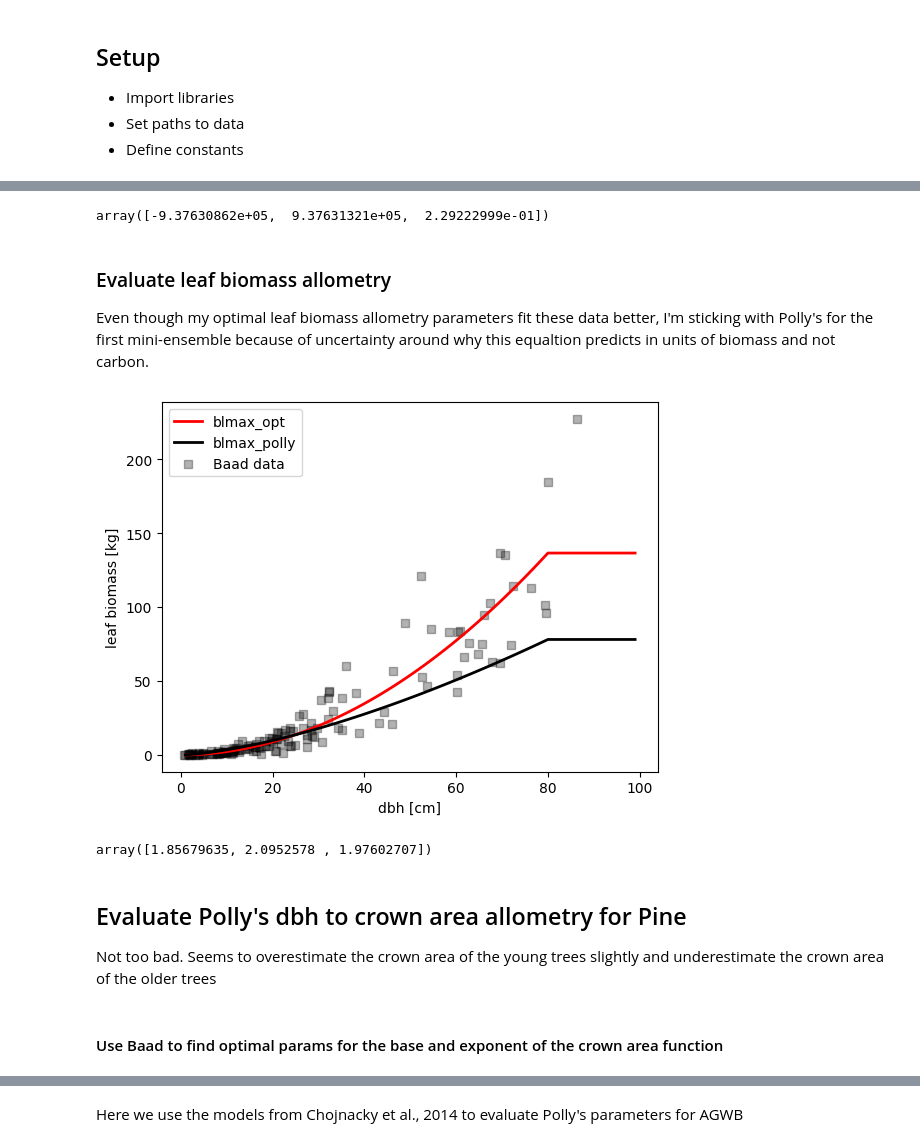
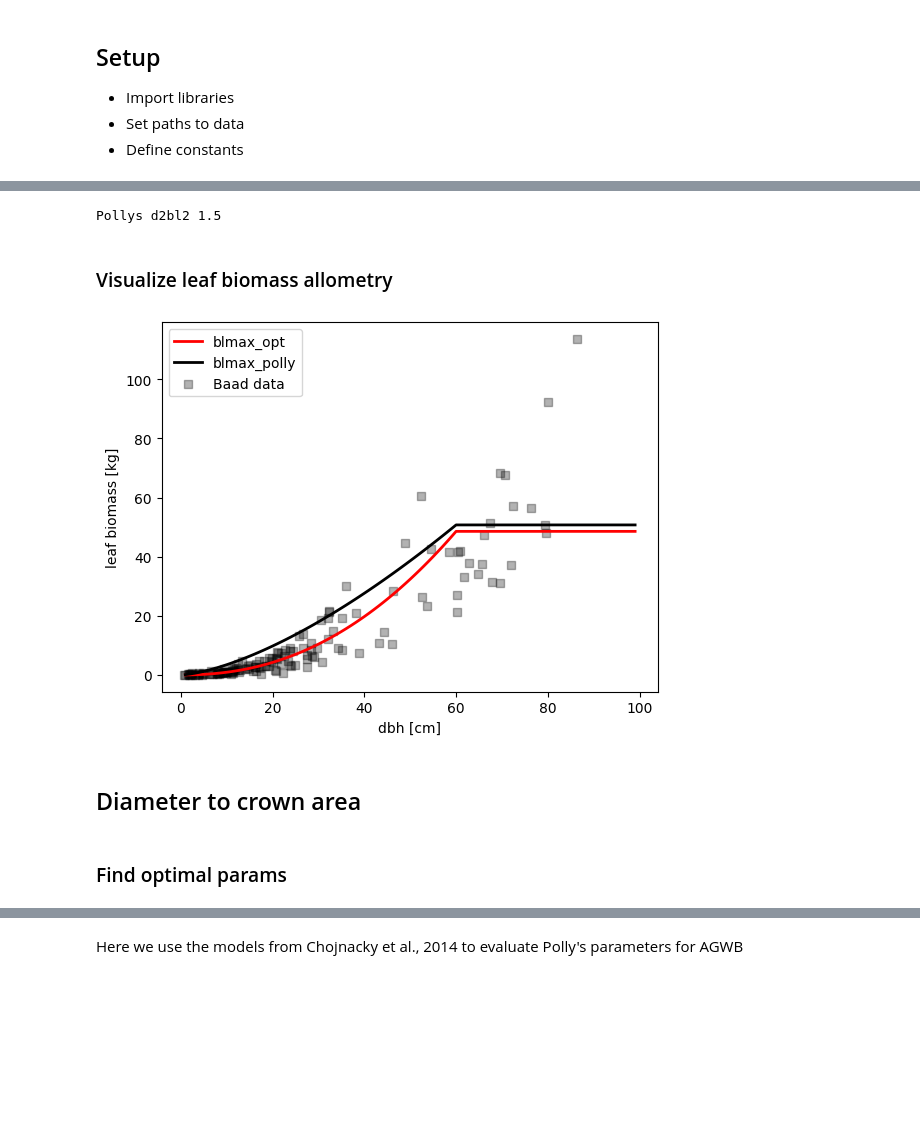
Before and after one commit to adamhb/california-fates, a Jupyter notebook: parameter_ranges/analyze_conifer_and_oak_allometry.ipynb, the cells around one changed output, grey strips where cells are left out. Cells and saved outputs as stored; diff of their text form; code cells hidden in the pictures; blank space fills up the shorter version.

```diff
--- a/parameter_ranges/analyze_conifer_and_oak_allometry.ipynb
+++ b/parameter_ranges/analyze_conifer_and_oak_allometry.ipynb
@@ -140 +51,4 @@ mm2_per_cm2 = 100
+# %%
+allom_vars = ['species','dbh_cm','height_m','leaf_biomass_kgC',
+              'agwb_kgC','agb_kgC','crown_area_m2','source']
 # %% [markdown]
@@ -152,0 +75,16 @@ for sp in target_trees:
+# %%
+## Import data for PIPO from Baad
+baad_df = pd.read_csv(baad_data)
+baad_df = baad_df.loc[baad_df['species'] == "Pinus ponderosa"]
+baad_df = baad_df[['species','d.bh','m.lf','a.cp','h.t']]
+baad_df['crown_area_m2'] = baad_df['a.cp']
+baad_df['leaf_biomass_kgC'] = baad_df['m.lf'] / g_biomass_per_g_C
+baad_df['dbh_cm'] = baad_df['d.bh'] * 100
+baad_df['height_m'] = baad_df['h.t']
+baad_df['agwb_kgC'] = None
+baad_df['agb_kgC'] = None
+baad_df['source'] = "Baad"
+baad_df = baad_df[allom_vars]
+#baad_df = baad_df[]
+print(baad_df.info())
+baad_df.head()
@@ -278,17 +510,3 @@ pollys_params = [{},{},{}]
 for pft in range(0,3):
     for index, row in polly_allom.iterrows():
         pollys_params[pft][row['param']] = row[pft+1]
-# %%
-## Import crown area data for PIPO from Baad
-baad_df = pd.read_csv(baad_data)
-baad_df['dbh_cm'] = baad_df['d.bh'] * 100
-
-def prep_data_for_curve_fit(df,sp,dbh_var,var):
-    df = df.loc[df['species'] == sp]
-
-    if type(var) == list:
-        vars_to_select = var.append(dbh_var)
-        df = df[vars_to_select].dropna()
-    else:
-        df = df[[dbh_var,var]].dropna()
-    return df
@@ -312,3 +621,3 @@ Underestimates leaf biomass of large trees
 # %%
-baad_pipo_leafbio = prep_data_for_curve_fit(baad_df,"Pinus ponderosa","dbh_cm","m.lf")
+baad_pipo_leafbio = prep_data_for_curve_fit(baad_df,"Pinus ponderosa","dbh_cm","leaf_biomass_kgC")
 # %% [markdown]
@@ -332,39 +647,37 @@ fates_allom_d2bl3 = getMeanMinMaxofParam(param = 2)
-# %%
-fates_allom_d2bl1
-# %% [output]
-array([-9.37630862e+05,  9.37631321e+05,  2.29222999e-01])
+# %%
+print("Pollys d2bl2",pollys_params[0]["fates_allom_d2bl2"])
+# %% [output]
+Pollys d2bl2 1.5
 # %% [markdown]
-### Evaluate leaf biomass allometry
-
-Even though my optimal leaf biomass allometry parameters fit these data better, I'm sticking with Polly's for the first mini-ensemble because of uncertainty around why this equaltion predicts in units of biomass and not carbon.
+### Visualize leaf biomass allometry
 # %%
-
+#Opt
 blmax_opt = d2blmax_salda(ds = diams,
                             p1 = fates_allom_d2bl1[2],
                             p2 = fates_allom_d2bl2[2],
                             p3 = fates_allom_d2bl3[2],
                             wood_density = 0.446,
-                            dbh_maxh = 80)
+                            dbh_maxh = 60)
 plt.plot(diams, blmax_opt, label = "blmax_opt",color = "red", lw = 2)
 
 
 #Polly
 blmax_polly = d2blmax_salda(ds = diams,
                             p1 = pollys_params[0]["fates_allom_d2bl1"],
                             p2 = pollys_params[0]["fates_allom_d2bl2"],
                             p3 = pollys_params[0]["fates_allom_d2bl3"],
                             wood_density = 0.446,
-                            dbh_maxh = 80)
+                            dbh_maxh = 60)
 plt.plot(diams, blmax_polly, label = "blmax_polly",color = "black", lw = 2)
 
 
 
 #Baad data
-plt.scatter(baad_pipo_leafbio.dbh_cm, baad_pipo_leafbio['m.lf'], label = "Baad data",color = "black", marker = "s", alpha = 0.3)
+plt.scatter(baad_pipo_leafbio.dbh_cm, baad_pipo_leafbio["leaf_biomass_kgC"], label = "Baad data",color = "black", marker = "s", alpha = 0.3)
 
 plt.xlabel('dbh [cm]')
 plt.ylabel('leaf biomass [kg]')
 plt.legend()
 plt.show()
 # %% [output]
-[figure, old version]
+[figure, new version]
@@ -375,8 +684,2 @@ add_param_to_allometry_dict("fates_allom_d2bl3",fates_allom_d2bl3)
-# %%
-fates_allom_d2bl2
-# %% [output]
-array([1.85679635, 2.0952578 , 1.97602707])
 # %% [markdown]
-## Evaluate Polly's dbh to crown area allometry for Pine
-
-Not too bad. Seems to overestimate the crown area of the young trees slightly and underestimate the crown area of the older trees
+## Diameter to crown area
@@ -385,3 +686,3 @@ diams = list(range(1,100))
 # %% [markdown]
-#### Use Baad to find optimal params for the base and exponent of the crown area function
+### Find optimal params
 # %%
```
Also changed, not shown: parts of 69 cells of this notebook, 4 other files.
